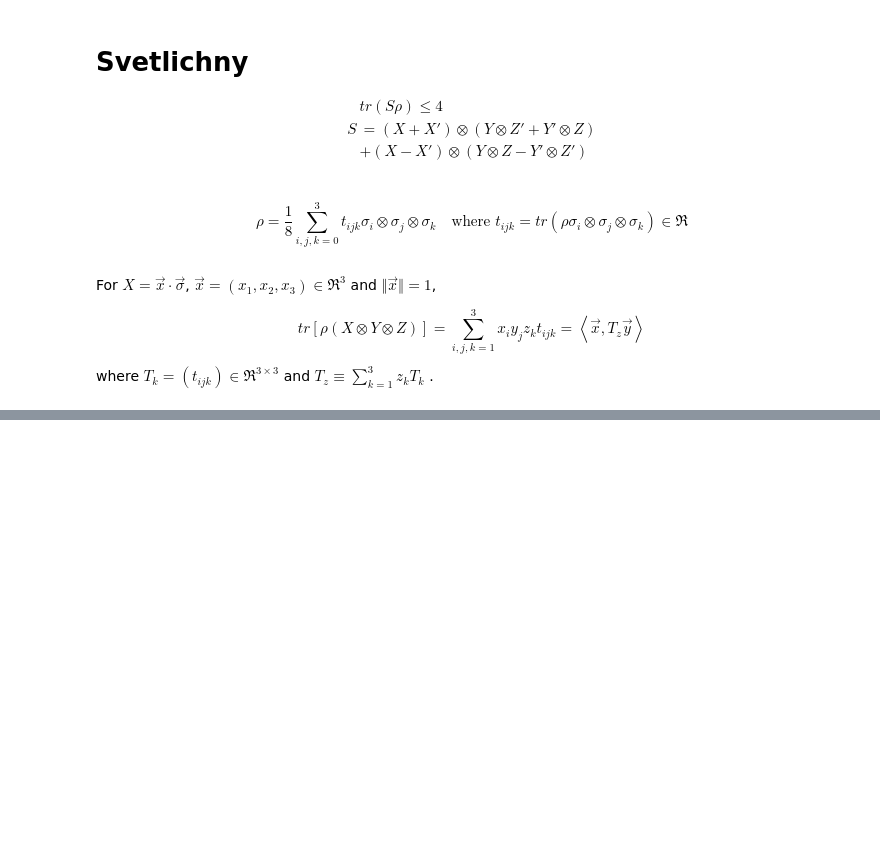
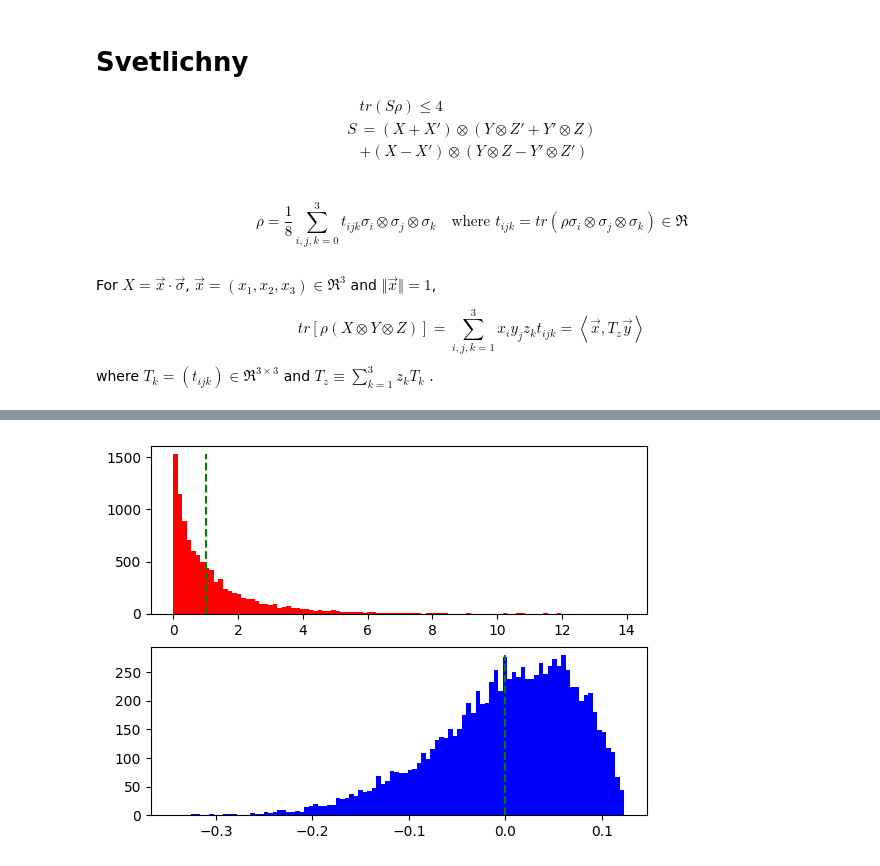
Before and after one commit to zhuyk6/Bell-ineq-VQE, a Jupyter notebook: test.ipynb, the cells around one changed output, grey strips where cells are left out. Drawn from its saved outputs; the diff is of its cells as text; code cells hidden in the pictures; blank space fills up the shorter version.

Commit message:
Add some examples about Svetlichny.

```diff
--- a/test.ipynb
+++ b/test.ipynb
@@ -477,0 +708,18 @@ where $T_k = (t_{i j k }) \in \Re^{3 \times 3}$ and $T_z \equiv \sum_{k=1}^3 z_k
+# %%
+# -1 / (4 * sqrt(3)) <= q <= sqrt(3) / 4
+# |p| <= sqrt(3) * q / 2 + 1 / 8
+q_min = -1 / (4 * np.sqrt(3))
+q_max = np.sqrt(3) / 4
+
+for q in np.linspace(q_min, q_max, 20, dtype=np.float32):
+    p_max = np.sqrt(3) * q / 2 + 1 / 8
+    for p in np.linspace(-p_max, p_max, 20, dtype=np.float32):
+        rho, s = generate_examples_GHZ_symmetric_states(p, q)
+        print(f"(p, q) = ({p: .7f}, {q: .7f})")
+        opt = s
+        est = Svetlichny_qnn(rho)
+        print(f"OPT = {opt: .7f}")
+        print(f"EST = {est: .7f}")
+        if np.abs(opt - est) > 1e-5:
+            print(f"Error! (p, q) = ({p:.7f}, {q:.7f})")
+            break
@@ -477,0 +870,63 @@ where $T_k = (t_{i j k }) \in \Re^{3 \times 3}$ and $T_z \equiv \sum_{k=1}^3 z_k
+# %%
+# test
+
+import matplotlib.pyplot as plt
+
+def test(n: int, m: int):
+    X = np.matrix([[0, 1],
+                   [1, 0]])
+    Y = np.matrix([[0, -1j],
+                   [1j, 0]])
+    Z = np.matrix([[1, 0],
+                   [0, -1]])
+    sigma = [X, Y, Z]
+
+    arr_eig_max = []
+    arr_eig_min = []
+    for i in range(n):
+        T1 = generate_real_positive(3, m)
+        eigens = np.linalg.eigvals(T1.T @ T1)
+        eigens = eigens.real
+        eig_max = eigens.max()
+
+        T = [T1, np.zeros((3,3)), np.zeros((3,3))]
+        rho = np.eye(8, 8, dtype=np.complex64)
+        rho = np.asmatrix(rho)
+
+        for i in range(3):
+            for j in range(3):
+                for k in range(3):
+                    rho += T[k][i, j] * np.kron(np.kron(sigma[i], sigma[j]), sigma[k])
+
+        rho /= rho.trace()
+
+        eigs = np.linalg.eigvals(rho)
+        eig_min = eigs.real.min()
+
+        arr_eig_max.append(eig_max)
+        arr_eig_min.append(eig_min)
+
+    print(f"Locality: {len(list( filter(lambda x: x < 1.0, arr_eig_max) ))} / {n}")
+    print(f"Positive: {len(list( filter(lambda x: x > 0.0, arr_eig_min)) )} / {n}")
+
+    arr_positive = []
+    for (e1, e2) in zip(arr_eig_min, arr_eig_max):
+        if e1 > 0.0:
+            arr_positive.append(e2)
+    print(f"Non-locality: {len(list(filter(lambda x: x > 1.0, arr_positive)))} / {len(arr_positive)}")
+
+    plt.subplot(211)
+    (cnt, _, _) = plt.hist(arr_eig_max, bins=100, color="red")
+    plt.vlines([1], 0, max(cnt), colors="green", linestyles="dashed")
+    plt.subplot(212)
+    (cnt, _, _) = plt.hist(arr_eig_min, bins=100, color="blue")
+    plt.vlines([0], 0, max(cnt), colors="green", linestyles="dashed")
+    plt.show()
+
+    (cnt, _, _) = plt.hist(arr_positive, bins=50, color="yellow")
+    plt.vlines([1], 0, max(cnt), colors="green", linestyles="dashed")
+    plt.show()
+
+
+test(n=10000, m=2)
+# %% [output]
@@ -477,0 +936 @@ where $T_k = (t_{i j k }) \in \Re^{3 \times 3}$ and $T_z \equiv \sum_{k=1}^3 z_k
+[figure, added]
```
Also changed, not shown: parts of 50 cells of this notebook, 4 other files.
